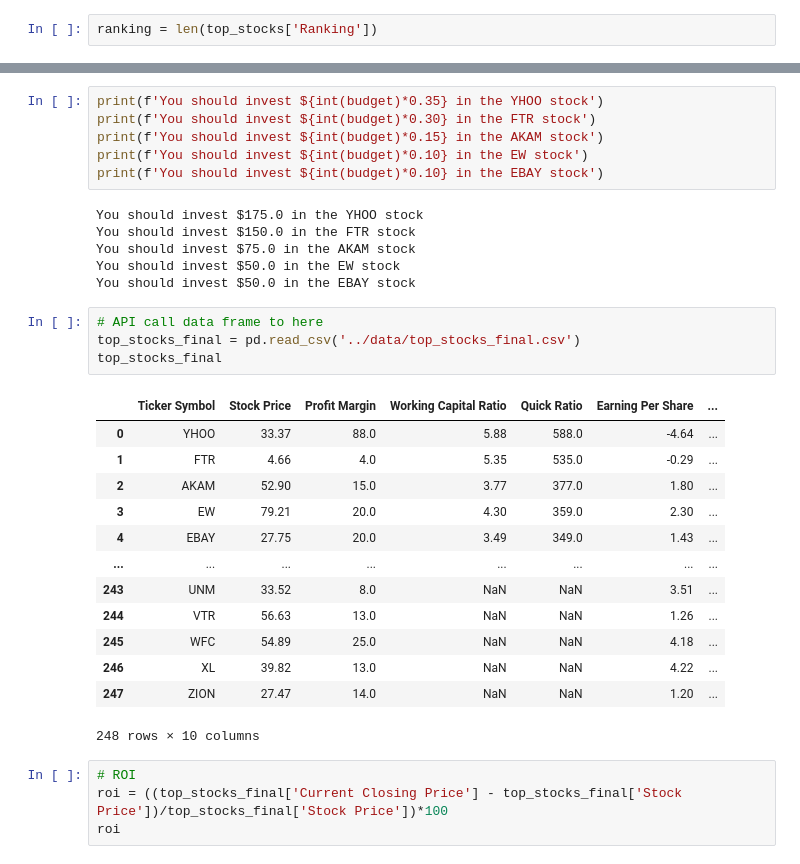
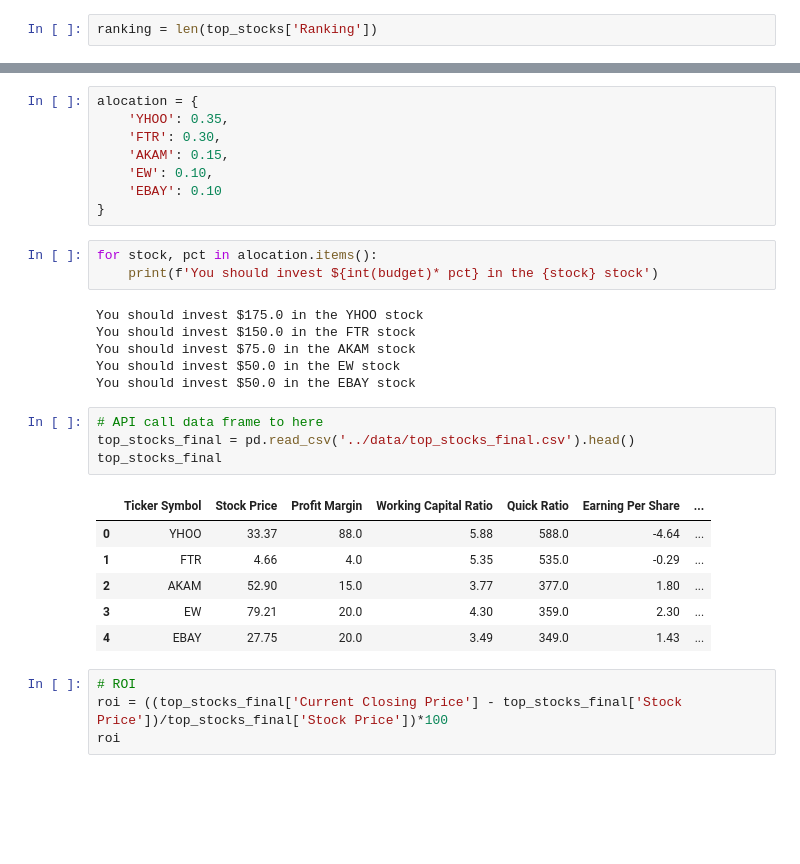
Before and after one commit to TessPalan/stock-research, a Jupyter notebook: notebook/investment_dist.ipynb, the cells around one changed output, grey strips where cells are left out. Saved outputs shown, nothing was run; the diff lists cells and outputs as text; blank space fills up the shorter version.

```diff
--- a/notebook/investment_dist.ipynb
+++ b/notebook/investment_dist.ipynb
@@ -55,35 +51,33 @@ budget = input("How muh money do you want to invest today?")
 # %% [output]
 How muh money do you want to invest today? 500
-# %%
-print(f'You should invest ${int(budget)*0.35} in the YHOO stock')
-print(f'You should invest ${int(budget)*0.30} in the FTR stock')
-print(f'You should invest ${int(budget)*0.15} in the AKAM stock')
-print(f'You should invest ${int(budget)*0.10} in the EW stock')
-print(f'You should invest ${int(budget)*0.10} in the EBAY stock')
-# %% [output]
-You should invest $175.0 in the YHOO stock
-You should invest $150.0 in the FTR stock
-You should invest $75.0 in the AKAM stock
-You should invest $50.0 in the EW stock
-You should invest $50.0 in the EBAY stock
+# %%
+alocation = {
+    'YHOO': 0.35,
+    'FTR': 0.30,
+    'AKAM': 0.15,
+    'EW': 0.10,
+    'EBAY': 0.10
+}
+# %%
+for stock, pct in alocation.items():
+    print(f'You should invest ${int(budget)* pct} in the {stock} stock')
+# %% [output]
+You should invest $175.0 in the YHOO stock
+You should invest $150.0 in the FTR stock
+You should invest $75.0 in the AKAM stock
+You should invest $50.0 in the EW stock
+You should invest $50.0 in the EBAY stock
 # %%
 # API call data frame to here
-top_stocks_final = pd.read_csv('../data/top_stocks_final.csv')
+top_stocks_final = pd.read_csv('../data/top_stocks_final.csv').head()
 top_stocks_final
 # %% [output]
 |  | Ticker Symbol | Stock Price | Profit Margin | Working Capital Ratio | Quick Ratio | Earning Per Share | ... |
 | 0 | YHOO | 33.37 | 88.0 | 5.88 | 588.0 | -4.64 | ... |
 | 1 | FTR | 4.66 | 4.0 | 5.35 | 535.0 | -0.29 | ... |
 | 2 | AKAM | 52.90 | 15.0 | 3.77 | 377.0 | 1.80 | ... |
 | 3 | EW | 79.21 | 20.0 | 4.30 | 359.0 | 2.30 | ... |
 | 4 | EBAY | 27.75 | 20.0 | 3.49 | 349.0 | 1.43 | ... |
-| ... | ... | ... | ... | ... | ... | ... | ... |
-| 243 | UNM | 33.52 | 8.0 | NaN | NaN | 3.51 | ... |
-| 244 | VTR | 56.63 | 13.0 | NaN | NaN | 1.26 | ... |
-| 245 | WFC | 54.89 | 25.0 | NaN | NaN | 4.18 | ... |
-| 246 | XL | 39.82 | 13.0 | NaN | NaN | 4.22 | ... |
-| 247 | ZION | 27.47 | 14.0 | NaN | NaN | 1.20 | ... |
-248 rows × 10 columns
 # %%
 # ROI
 roi = ((top_stocks_final['Current Closing Price'] - top_stocks_final['Stock Price'])/top_stocks_final['Stock Price'])*100
```
Also changed, not shown: parts of 7 cells of this notebook, 6 other files.
